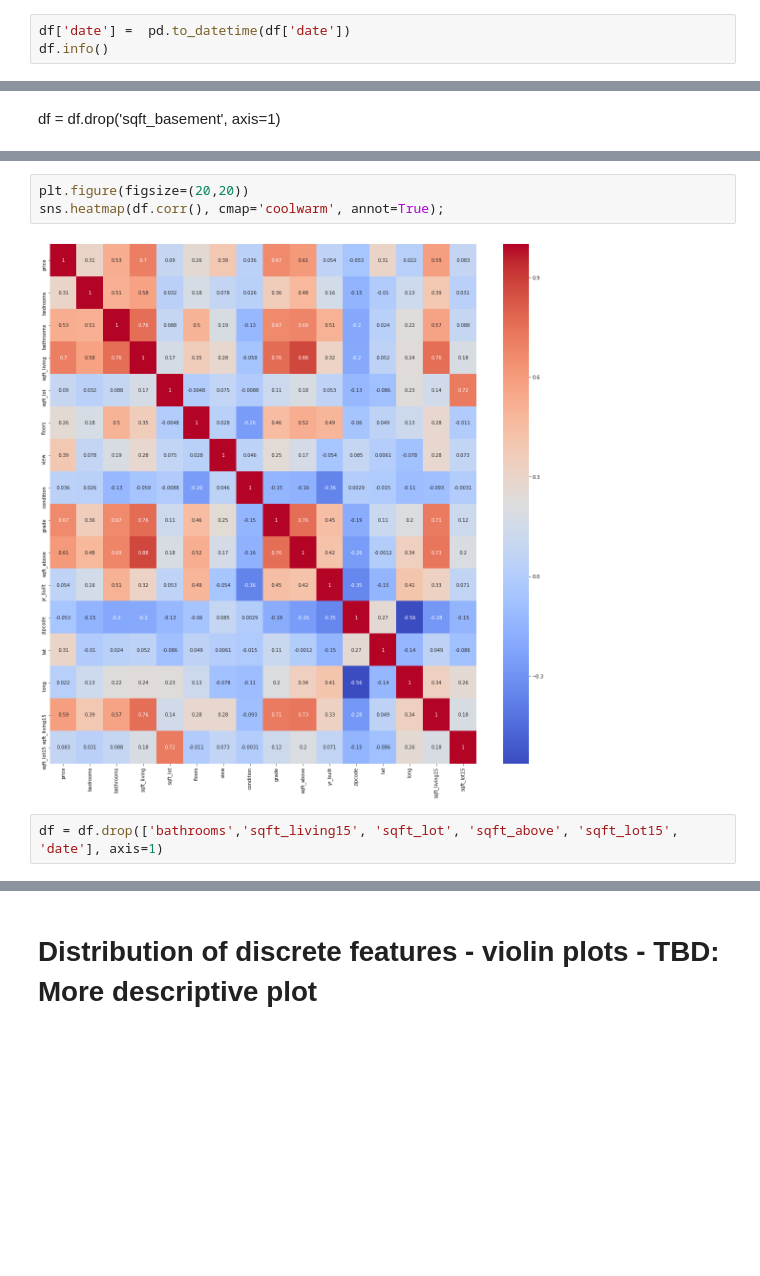
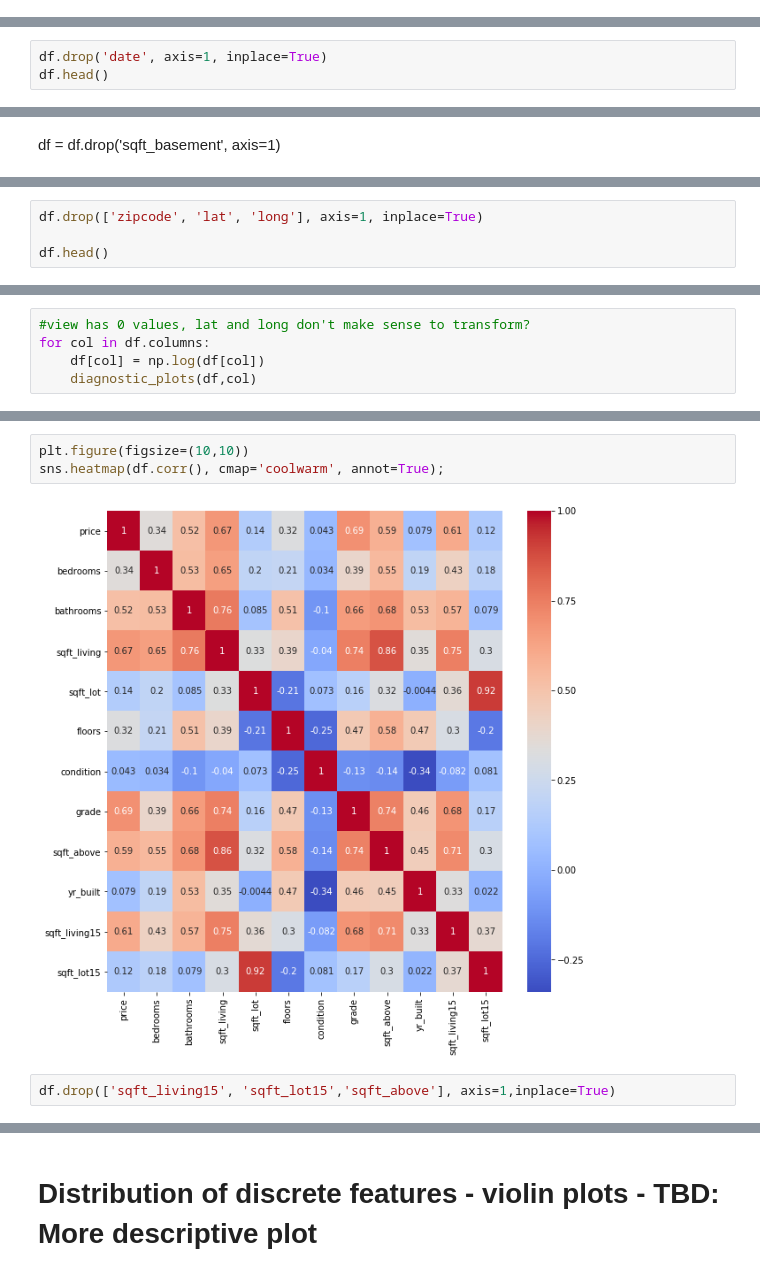
Before and after one commit to MichaelBurak/mrburakproj1, a Jupyter notebook: mrburakproj1.ipynb, the cells around one changed output, grey strips where cells are left out. Cells and saved outputs as stored; diff of their text form; blank space fills up the shorter version.

```diff
--- a/mrburakproj1.ipynb
+++ b/mrburakproj1.ipynb
@@ -256,3 +234,0 @@ df.head()
-# %%
-df['date'] =  pd.to_datetime(df['date'])
-df.info()
@@ -276,0 +237,3 @@ memory usage: 3.0+ MB
+# %%
+df.drop('date', axis=1, inplace=True)
+df.head()
@@ -334,0 +309,4 @@ memory usage: 2.8 MB
+# %%
+df.drop(['zipcode', 'lat', 'long'], axis=1, inplace=True)
+
+df.head()
@@ -334,0 +339,5 @@ memory usage: 2.8 MB
+# %%
+#view has 0 values, lat and long don't make sense to transform?
+for col in df.columns:
+    df[col] = np.log(df[col])
+    diagnostic_plots(df,col)
@@ -335,8 +357,8 @@ memory usage: 2.8 MB
 # %%
-plt.figure(figsize=(20,20))
+plt.figure(figsize=(10,10))
 sns.heatmap(df.corr(), cmap='coolwarm', annot=True);
 # %% [output]
-[figure, old version]
+[figure, new version]
 # %%
-df = df.drop(['bathrooms','sqft_living15', 'sqft_lot', 'sqft_above', 'sqft_lot15', 'date'], axis=1)
+df.drop(['sqft_living15', 'sqft_lot15','sqft_above'], axis=1,inplace=True)
 # %%
```
Also changed, not shown: parts of 93 cells of this notebook.
